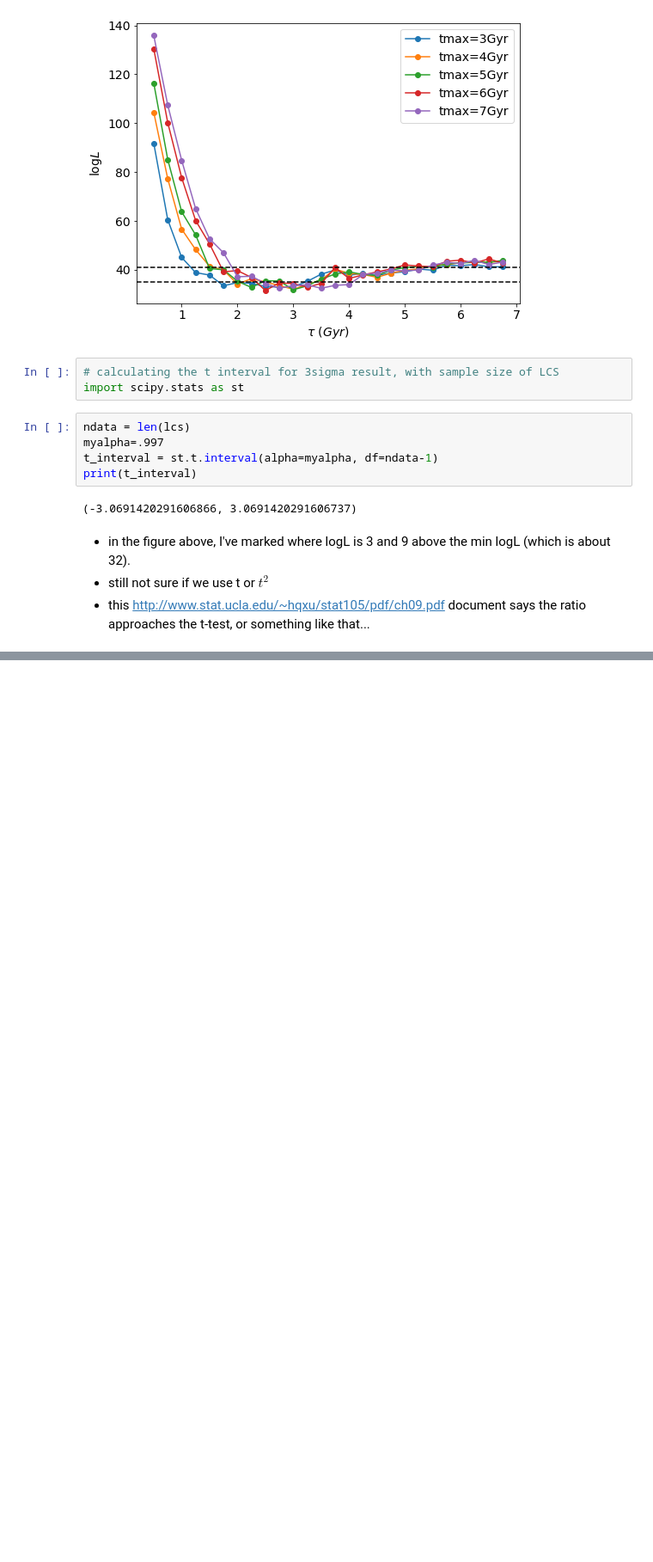
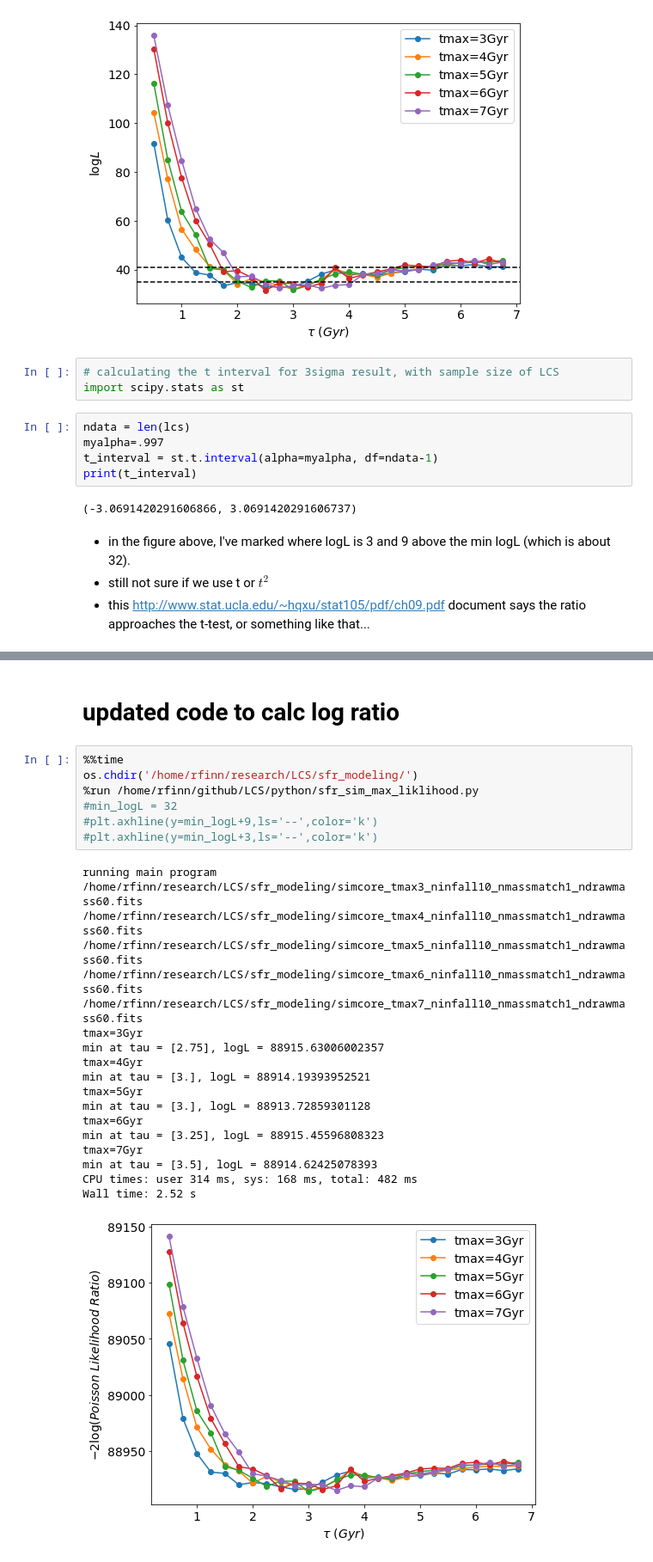
Before and after one commit to rfinn/LCS, a Jupyter notebook: notebooks/sfr-modeling-paper2.ipynb, the cells around one changed output, grey strips where cells are left out. Shown at 86% size. Drawn from its saved outputs; the diff is of its cells as text; blank space fills up the shorter version.

```diff
--- a/notebooks/sfr-modeling-paper2.ipynb
+++ b/notebooks/sfr-modeling-paper2.ipynb
@@ -1093,0 +1108,29 @@ print(t_interval)
+# %% [markdown]
+# updated code to calc log ratio
+# %%
+%%time
+os.chdir('/home/rfinn/research/LCS/sfr_modeling/')
+%run /home/rfinn/github/LCS/python/sfr_sim_max_liklihood.py
+#min_logL = 32
+#plt.axhline(y=min_logL+9,ls='--',color='k')
+#plt.axhline(y=min_logL+3,ls='--',color='k')
+# %% [output]
+running main program
+/home/rfinn/research/LCS/sfr_modeling/simcore_tmax3_ninfall10_nmassmatch1_ndrawmass60.fits
+/home/rfinn/research/LCS/sfr_modeling/simcore_tmax4_ninfall10_nmassmatch1_ndrawmass60.fits
+/home/rfinn/research/LCS/sfr_modeling/simcore_tmax5_ninfall10_nmassmatch1_ndrawmass60.fits
+/home/rfinn/research/LCS/sfr_modeling/simcore_tmax6_ninfall10_nmassmatch1_ndrawmass60.fits
+/home/rfinn/research/LCS/sfr_modeling/simcore_tmax7_ninfall10_nmassmatch1_ndrawmass60.fits
+tmax=3Gyr
+min at tau = [2.75], logL = 88915.63006002357
+tmax=4Gyr
+min at tau = [3.], logL = 88914.19393952521
+tmax=5Gyr
+min at tau = [3.], logL = 88913.72859301128
+tmax=6Gyr
+min at tau = [3.25], logL = 88915.45596808323
+tmax=7Gyr
+min at tau = [3.5], logL = 88914.62425078393
+CPU times: user 314 ms, sys: 168 ms, total: 482 ms
+Wall time: 2.52 s
+[figure, added]
```
Also changed, not shown: parts of 3 cells of this notebook, 1 other file.
